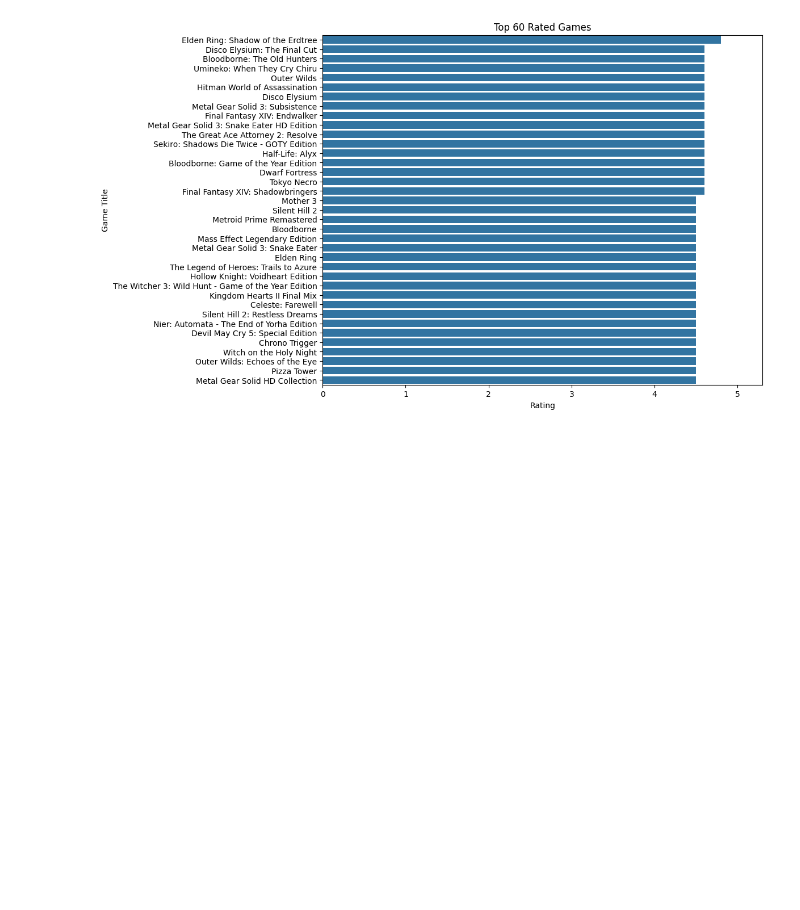
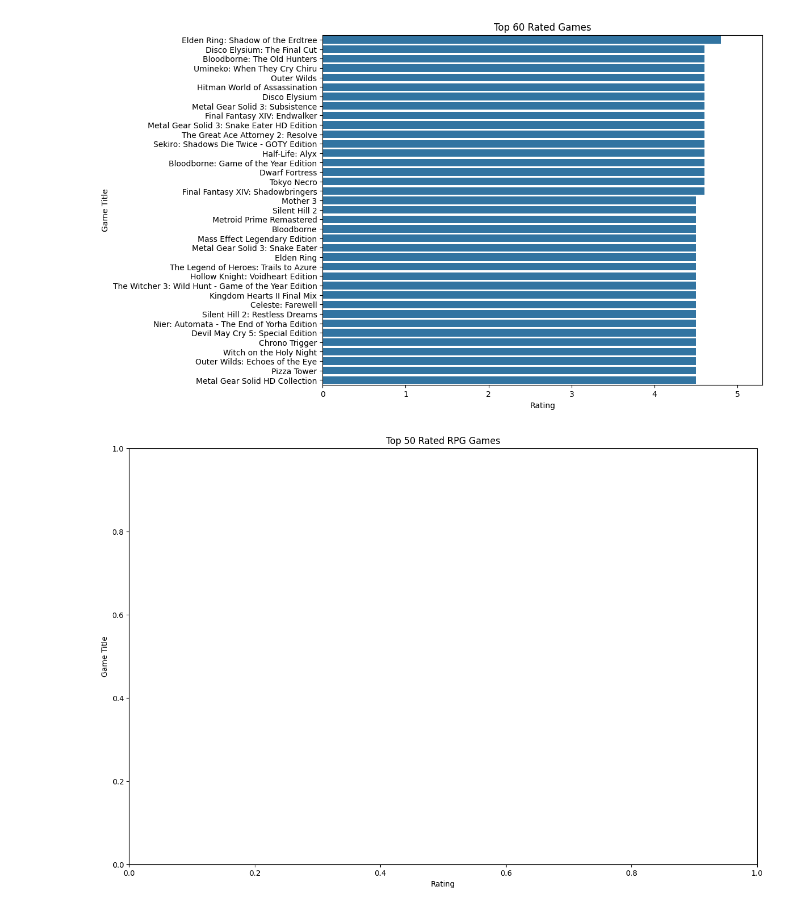
Before and after one commit to maecison/INTP-302-Project-1, a Jupyter notebook: Project.ipynb, the cells around one changed output. Saved outputs shown, nothing was run; the diff lists cells and outputs as text; code cells hidden in the pictures; blank space fills up the shorter version.

Commit message:
Adding another chart, no bars yet

```diff
--- a/Project.ipynb
+++ b/Project.ipynb
@@ -43,3 +43,19 @@ plt.xlim(0, top_rated_games['Rating'].max() + 0.5)
 plt.show()
 # %% [output]
 [figure]
+# %%
+# Filter for the RPG genre
+rpg_games = df[df['Genres'] == 'RPG']
+
+rpg_games['Rating'] = pd.to_numeric(rpg_games['Rating'], errors='coerce')
+
+top_rated_rpg_games = rpg_games.sort_values('Rating', ascending=False).head(50)
+
+plt.figure(figsize=(15, 10))
+sns.barplot(x='Rating', y='Title', data=top_rated_rpg_games, color='C0')
+plt.title('Top 50 Rated RPG Games')
+plt.xlabel('Rating')
+plt.ylabel('Game Title')
+plt.show()
+# %% [output]
+[figure, added]
```
